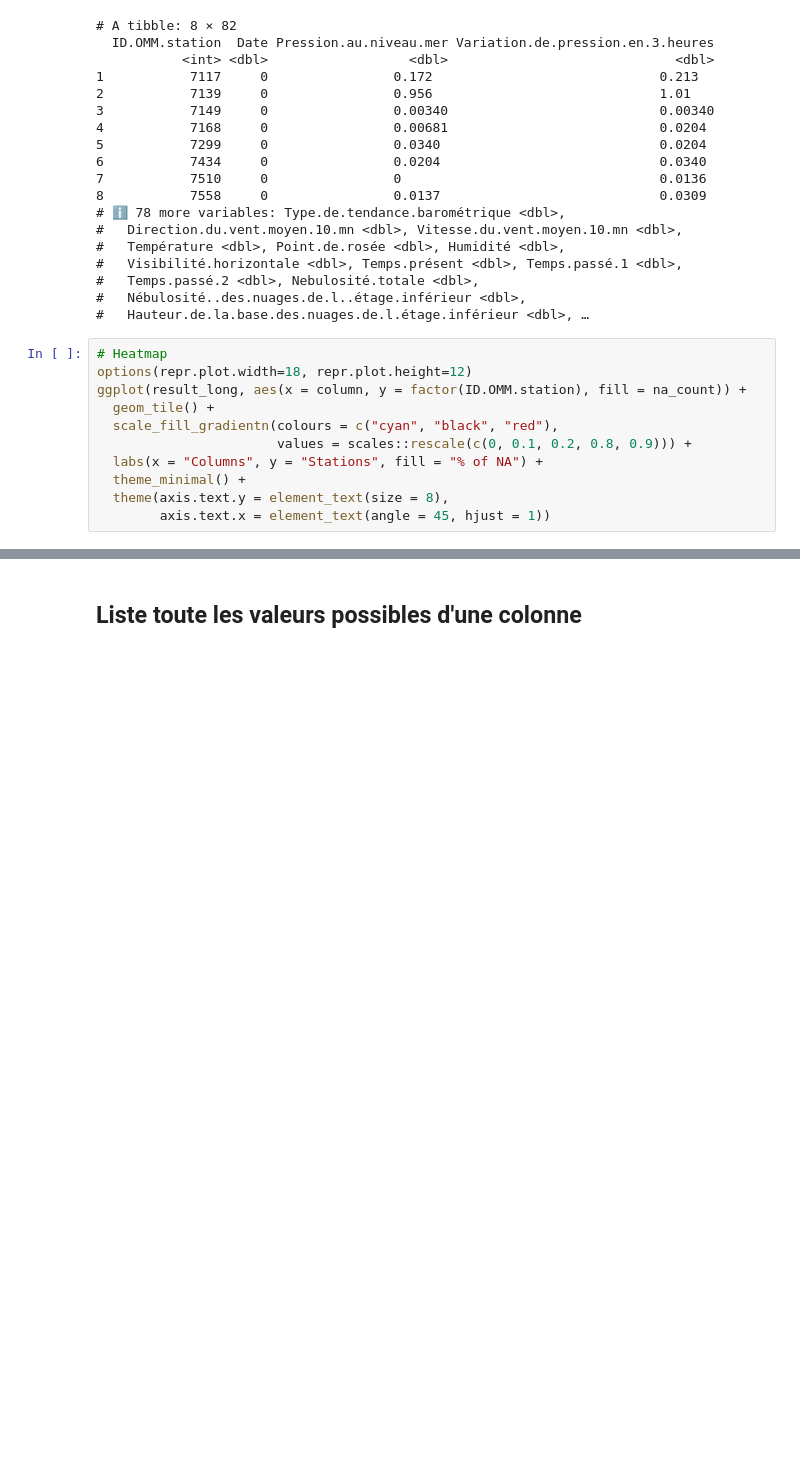
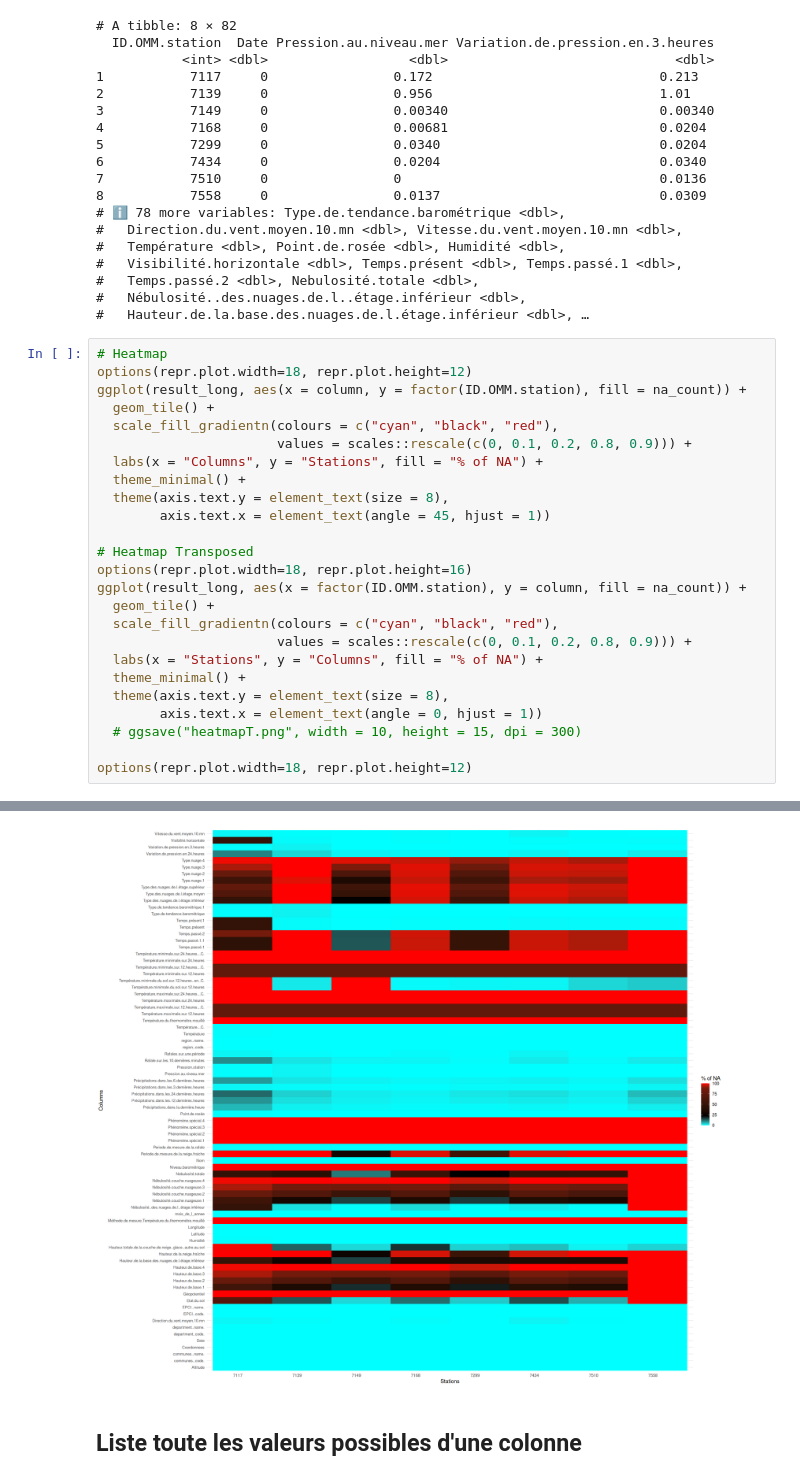
Before and after one commit to thomasdepic/SDD-BE-meteo, a Jupyter notebook: questions/1_presentation_donnees.ipynb, the cells around one changed output, grey strips where cells are left out. Cells and saved outputs as stored; diff of their text form; blank space fills up the shorter version.

```diff
--- a/questions/1_presentation_donnees.ipynb
+++ b/questions/1_presentation_donnees.ipynb
@@ -147,16 +147,31 @@ result_long <- result %>%
 # %%
 # Heatmap
 options(repr.plot.width=18, repr.plot.height=12)
 ggplot(result_long, aes(x = column, y = factor(ID.OMM.station), fill = na_count)) +
   geom_tile() +
   scale_fill_gradientn(colours = c("cyan", "black", "red"),
                        values = scales::rescale(c(0, 0.1, 0.2, 0.8, 0.9))) +
   labs(x = "Columns", y = "Stations", fill = "% of NA") +
   theme_minimal() +
   theme(axis.text.y = element_text(size = 8),
         axis.text.x = element_text(angle = 45, hjust = 1))
+
+# Heatmap Transposed
+options(repr.plot.width=18, repr.plot.height=16)
+ggplot(result_long, aes(x = factor(ID.OMM.station), y = column, fill = na_count)) +
+  geom_tile() +
+  scale_fill_gradientn(colours = c("cyan", "black", "red"),
+                       values = scales::rescale(c(0, 0.1, 0.2, 0.8, 0.9))) +
+  labs(x = "Stations", y = "Columns", fill = "% of NA") +
+  theme_minimal() +
+  theme(axis.text.y = element_text(size = 8),
+        axis.text.x = element_text(angle = 0, hjust = 1))
+  # ggsave("heatmapT.png", width = 10, height = 15, dpi = 300)
+
+options(repr.plot.width=18, repr.plot.height=12)
 # %% [output]
 [figure]
+[figure, added]
 # %% [markdown]
 ## Liste toute les valeurs possibles d'une colonne
 # %%
```
Also changed, not shown: parts of 6 cells of this notebook.
